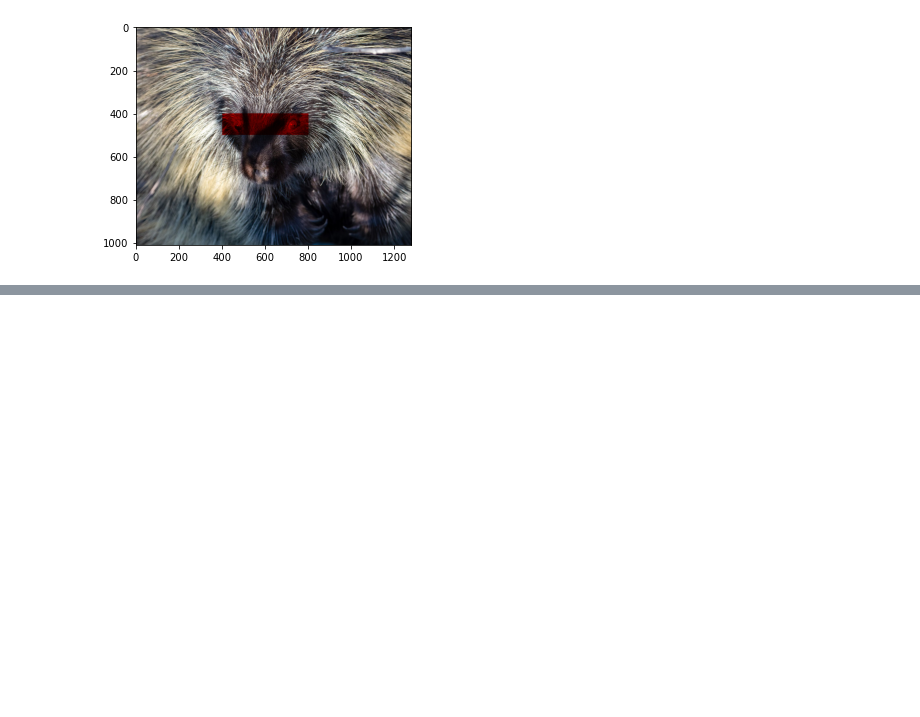
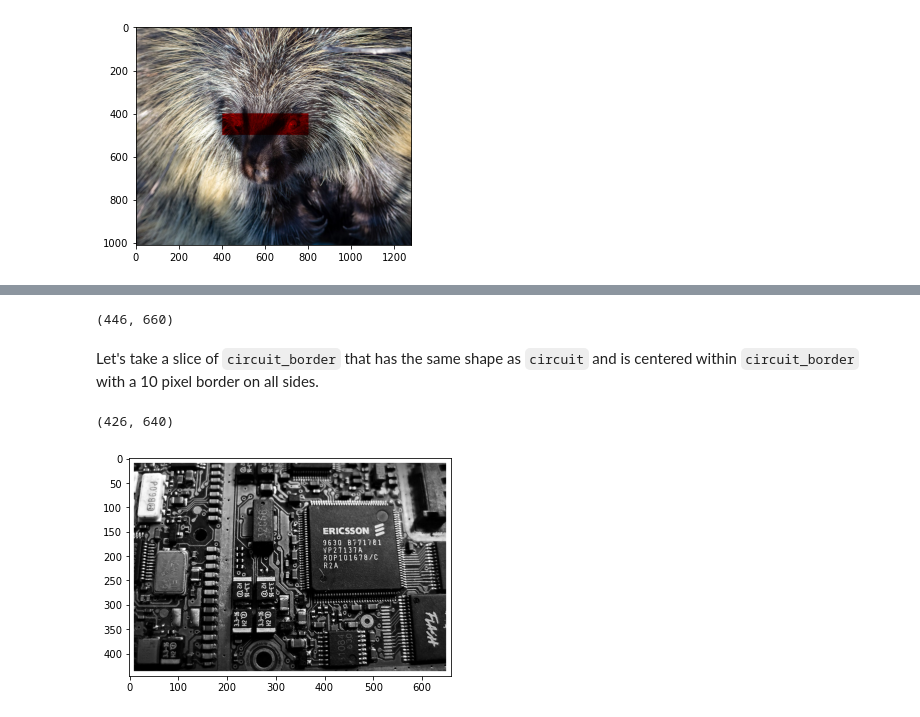
Before and after one commit to jllottes/jllottes.github.io, a Jupyter notebook: _static/weekly_notebooks/week8_notebook.ipynb, the cells around one changed output, grey strips where cells are left out. Saved outputs shown, nothing was run; the diff lists cells and outputs as text; code cells hidden in the pictures; blank space fills up the shorter version.

```diff
--- a/_static/weekly_notebooks/week8_notebook.ipynb
+++ b/_static/weekly_notebooks/week8_notebook.ipynb
@@ -558,0 +612,2 @@ print(mask.sum())
+# %%
+circuit_border = np.ones((circuit.shape[0] + 20, circuit.shape[1] + 20))
@@ -558,0 +616,17 @@ print(mask.sum())
+# %%
+print(circuit_border.shape)
+# %% [output]
+(446, 660)
+# %% [markdown]
+Let's take a slice of `circuit_border` that has the same shape as `circuit` and is centered within `circuit_border` with a 10 pixel border on all sides.
+# %%
+circuit_border[10:-10,10:-10].shape
+# %% [output]
+(426, 640)
+# %%
+circuit_border[10:-10,10:-10] = circuit
+# %%
+plt.imshow(circuit_border,cmap='gray')
+plt.show()
+# %% [output]
+[figure, added]
```
Also changed, not shown: parts of 66 cells of this notebook, 2 other files.
